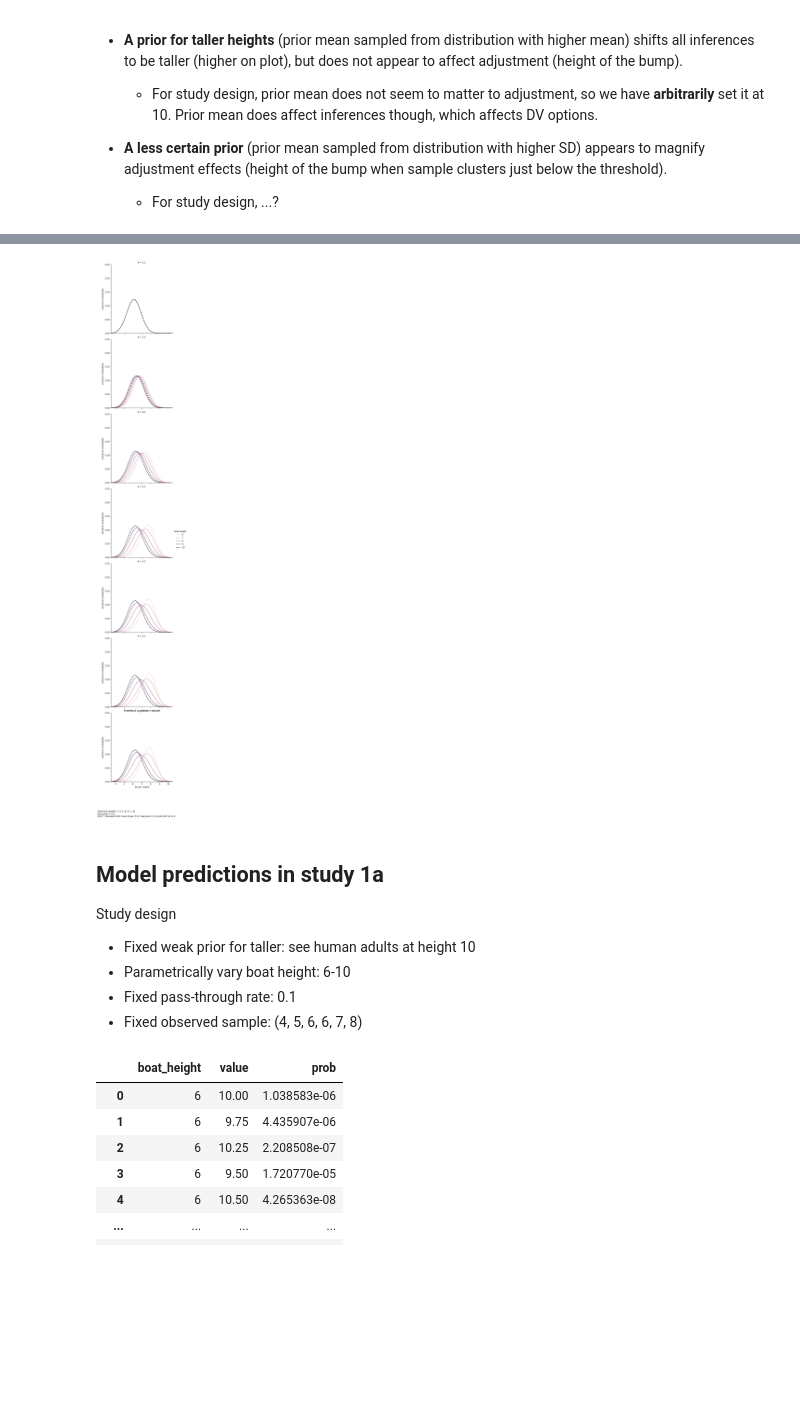
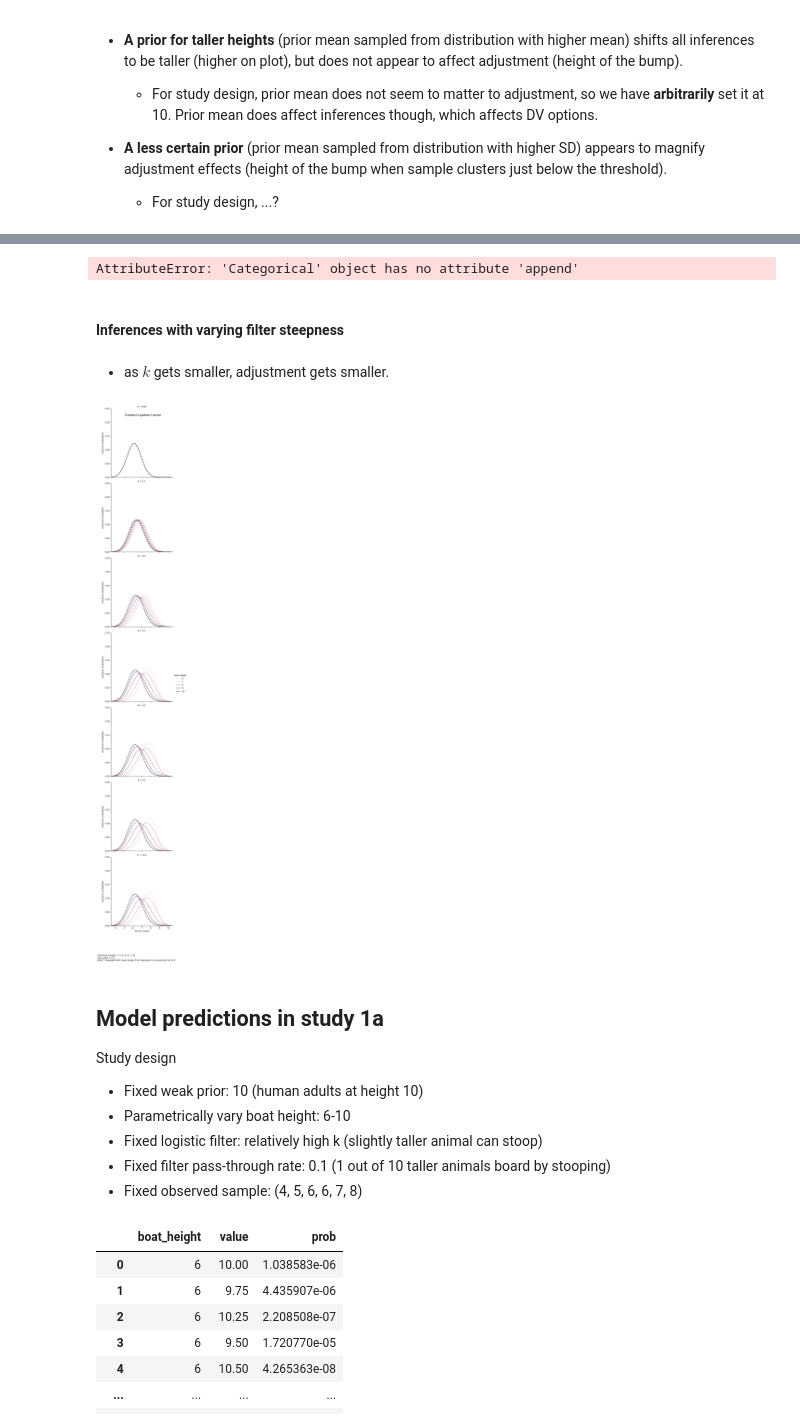
Before and after one commit to mariannazhang/structural-skew, a Jupyter notebook: models/structural-skew.ipynb, the cells around one changed output, grey strips where cells are left out. Drawn from its saved outputs; the diff is of its cells as text; code cells hidden in the pictures; blank space fills up the shorter version.

Commit message:
changing k in logistic filter

```diff
--- a/models/structural-skew.ipynb
+++ b/models/structural-skew.ipynb
@@ -298,0 +341,21 @@ $k$ is a parameter that controls the steepness of the logistic filter. As $k \ri
+# %%
+boarding_list = []
+
+# parameterize k
+for k in [0.01, 0.1, 0.5, 1, 2, 10, 100]:
+    # look at a range of zarpie heights
+    for zarpie_height in np.arange(1, 10):
+        # run the logistic filter for boat height = 6
+        boarding_list = boat_boarding_model(boat_height = 6, pop_mean = 10, pass_prob = 0.1, k = k)
+        boarding_list.append(dict(
+            zarpie_height = zarpie_height,
+            boat_height = 6,
+            pop_mean = 10,
+            pass_prob = 0.1,
+            k = k
+        ))
+
+# convert to df
+boarding_df = pd.DataFrame(boarding_list)
+# %% [output]
+AttributeError: 'Categorical' object has no attribute 'append'
@@ -299,3 +364,5 @@ $k$ is a parameter that controls the steepness of the logistic filter. As $k \ri
+# %% [markdown]
+#### Inferences with varying filter steepness
 # %%
 boat_heights = [6, 7, 8, 9, 10]
 zarpie_heights = (4, 5, 6, 6, 7, 8)
@@ -303,7 +370,7 @@ zarpie_heights = (4, 5, 6, 6, 7, 8)
 threshold_adjustment_res_list = []
 
 # parameterize k
-for k in [0, 0.5, 1, 2, 3, 5, 10]:
+for k in [0.01, 0.1, 0.5, 1, 5, 10]:
     # participants randomly assigned to one of these boat heights
     for boat_height in boat_heights:
         # run the model
@@ -323,34 +390,39 @@ for k in [0, 0.5, 1, 2, 3, 5, 10]:
             ))
 
 threshold_adjustment_res_df = pd.DataFrame(threshold_adjustment_res_list)
+# %% [markdown]
+* as $k$ gets smaller, adjustment gets smaller.
 # %%
 g = sns.relplot(data = threshold_adjustment_res_df,
                  x = "value",
                  y = "prob",
                  hue = "boat_height",
                  row = "k",
                  kind = "line")
 g._legend.set_title("boat height")
-plt.title("Threshold adjustment model")
-# plt.suptitle("observed sample: " + ', '.join(map(str, zarpie_heights)))
 plt.figtext(x = 0, y = -.05,
             s = "observed sample = (4, 5, 6, 6, 7, 8) \npass_prob = 0.1; \nprior = Gaussian with mean drawn from Gaussian(10, 2) and with SD of 2")
 g.set_ylabels("posterior probability")
 plt.ylim(0, 0.25)
 g.set_xlabels("Zarpie height")
 plt.xlim(3.5, 10.5)
 
+plt.suptitle("Threshold adjustment model")
+# plt.rcParams['text.usetex'] = True
+# plt.suptitle("f(z_i|t, \epsilon)=\epsilon + \frac{1-\epsilon}{1+e^{-k(t-z_i)}}")
+
 plt.savefig("figs/adjustment_model_posterior_k.png", bbox_inches = "tight")
 plt.show(g)
 # %% [output]
-[figure, old version]
+[figure, new version]
 # %% [markdown]
 ## Model predictions in study 1a
 
 Study design
-* Fixed weak prior for taller: see human adults at height 10
+* Fixed weak prior: 10 (human adults at height 10)
 * Parametrically vary boat height: 6-10
-* Fixed pass-through rate: 0.1
+* Fixed logistic filter: relatively high k (slightly taller animal can stoop)
+* Fixed filter pass-through rate: 0.1 (1 out of 10 taller animals board by stooping)
 * Fixed observed sample: (4, 5, 6, 6, 7, 8)
 # %%
 boat_heights = [6, 7, 8, 9, 10]
```
Also changed, not shown: parts of 13 cells of this notebook, 2 other files.
